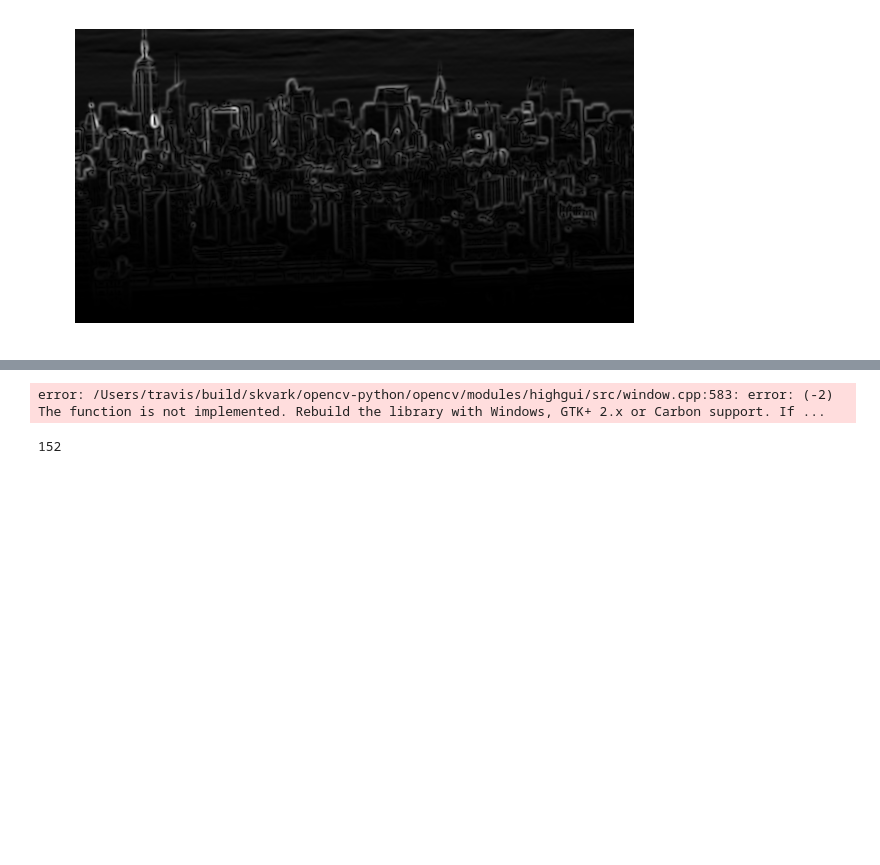
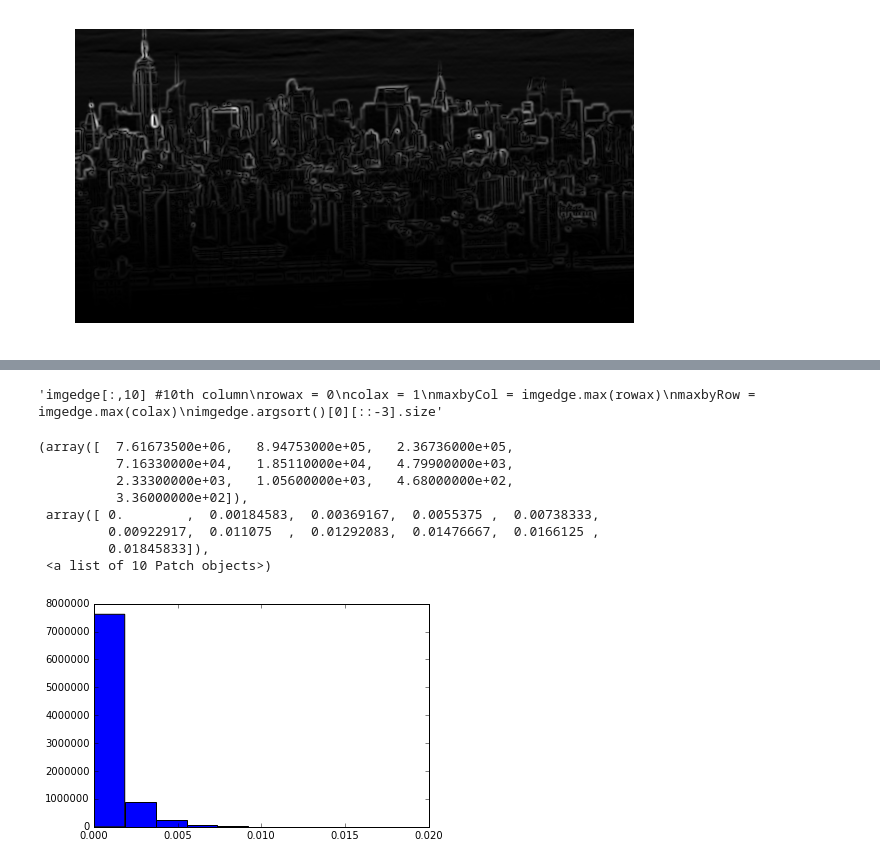
Before and after one commit to gdobler/cuip, a Jupyter notebook: cuip/plumes/IlanImgProc/imgProc1.ipynb, the cells around one changed output, grey strips where cells are left out. Saved outputs shown, nothing was run; the diff lists cells and outputs as text; code cells hidden in the pictures; blank space fills up the shorter version.

```diff
--- a/cuip/plumes/IlanImgProc/imgProc1.ipynb
+++ b/cuip/plumes/IlanImgProc/imgProc1.ipynb
@@ -38,5 +38,5 @@ showme(img2d)
 # %%
-smoothImg = nd.filters.gaussian_filter(img2d, [10, 10])
-showme(smoothImg)
+smoothImg = nd.filters.gaussian_filter(img2d, [8, 8])
+#showme(smoothImg)
 #showme((img2d - smoothImg)**2)
-pl.savefig("smoothedDiff.png")
+#pl.savefig("smoothedDiff.png")
@@ -107,12 +69,0 @@ def auto_canny(image, sigma = 0.9):
-# %%
-gray = cv2.cvtColor(rawimg, cv2.COLOR_BGR2GRAY)
-blurred = cv2.GaussianBlur(gray, (3, 3), 0)
-
-wide = cv2.Canny(blurred, 10, 200)
-tight = cv2.Canny(blurred, 225, 250)
-auto = auto_canny(blurred)
-
-cv2.imshow('Original', rawimg)
-cv2.imshow('Edges', np.hstack([wide, tight, auto]))
-# %% [output]
-error: /Users/travis/build/skvark/opencv-python/opencv/modules/highgui/src/window.cpp:583: error: (-2) The function is not implemented. Rebuild the library with Windows, GTK+ 2.x or Carbon support. If ...
@@ -121,4 +70,21 @@ showme(auto)
-# %%
-upper
-# %% [output]
-152
+# %%
+'''imgedge[:,10] #10th column
+rowax = 0
+colax = 1
+maxbyCol = imgedge.max(rowax)
+maxbyRow = imgedge.max(colax)
+imgedge.argsort()[0][::-3].size'''
+# %% [output]
+'imgedge[:,10] #10th column\nrowax = 0\ncolax = 1\nmaxbyCol = imgedge.max(rowax)\nmaxbyRow = imgedge.max(colax)\nimgedge.argsort()[0][::-3].size'
+# %%
+pl.hist(imgedge[:,:].flatten())
+# %% [output]
+(array([  7.61673500e+06,   8.94753000e+05,   2.36736000e+05,
+          7.16330000e+04,   1.85110000e+04,   4.79900000e+03,
+          2.33300000e+03,   1.05600000e+03,   4.68000000e+02,
+          3.36000000e+02]),
+ array([ 0.        ,  0.00184583,  0.00369167,  0.0055375 ,  0.00738333,
+         0.00922917,  0.011075  ,  0.01292083,  0.01476667,  0.0166125 ,
+         0.01845833]),
+ <a list of 10 Patch objects>)
+[figure, added]
```
Also changed, not shown: parts of 15 cells of this notebook.
